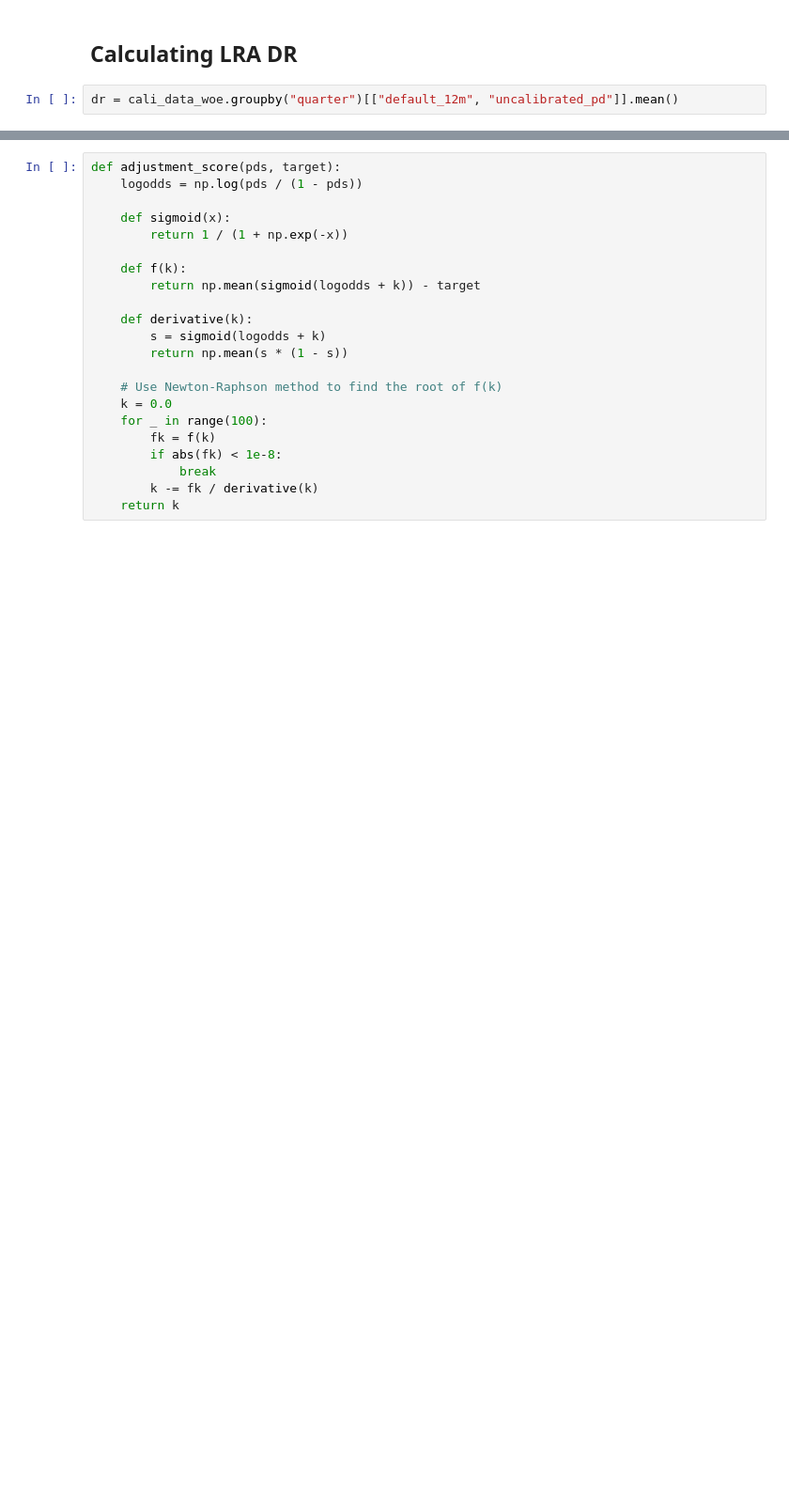
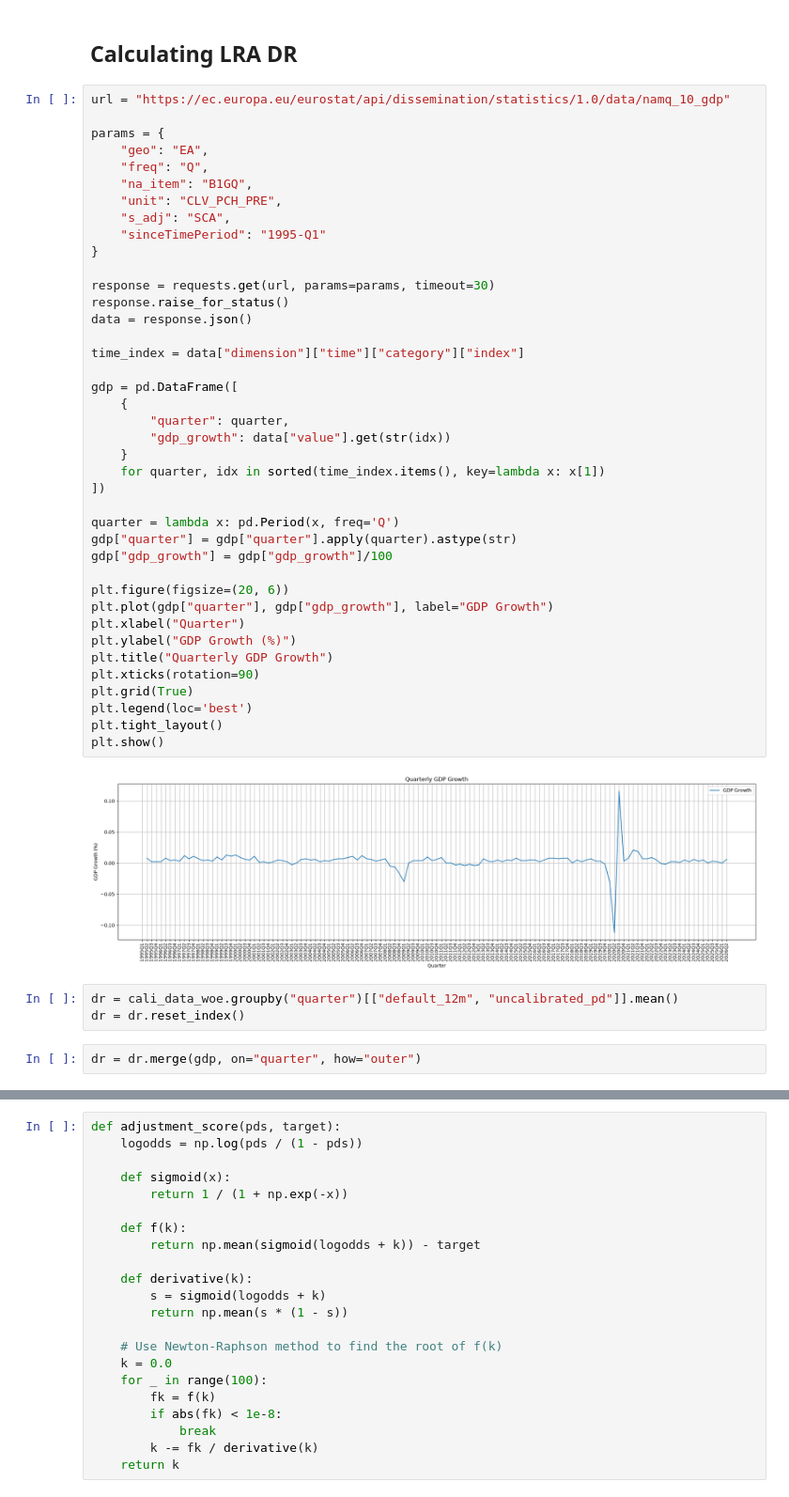
Before and after one commit to Christoffer11/PD-modelling, a Jupyter notebook: Calibration.ipynb, the cells around one changed output, grey strips where cells are left out. Shown at 94% size. Cells and saved outputs as stored; diff of their text form; blank space fills up the shorter version.

```diff
--- a/Calibration.ipynb
+++ b/Calibration.ipynb
@@ -53,5 +56,50 @@ cali_data_woe["const"] = 1
 cali_data_woe["uncalibrated_pd"] = model.predict(cali_data_woe[vars])
 # %% [markdown]
 ## Calculating LRA DR
+# %%
+url = "https://ec.europa.eu/eurostat/api/dissemination/statistics/1.0/data/namq_10_gdp"
+
+params = {
+    "geo": "EA",
+    "freq": "Q",
+    "na_item": "B1GQ",
+    "unit": "CLV_PCH_PRE",
+    "s_adj": "SCA",
+    "sinceTimePeriod": "1995-Q1"
+}
+
+response = requests.get(url, params=params, timeout=30)
+response.raise_for_status()
+data = response.json()
+
+time_index = data["dimension"]["time"]["category"]["index"]
+
+gdp = pd.DataFrame([
+    {
+        "quarter": quarter,
+        "gdp_growth": data["value"].get(str(idx))
+    }
+    for quarter, idx in sorted(time_index.items(), key=lambda x: x[1])
+])
+
+quarter = lambda x: pd.Period(x, freq='Q')
+gdp["quarter"] = gdp["quarter"].apply(quarter).astype(str)
+gdp["gdp_growth"] = gdp["gdp_growth"]/100
+
+plt.figure(figsize=(20, 6))
+plt.plot(gdp["quarter"], gdp["gdp_growth"], label="GDP Growth")
+plt.xlabel("Quarter")
+plt.ylabel("GDP Growth (%)")
+plt.title("Quarterly GDP Growth")
+plt.xticks(rotation=90)
+plt.grid(True)
+plt.legend(loc='best')
+plt.tight_layout()
+plt.show()
+# %% [output]
+[figure, added]
 # %%
 dr = cali_data_woe.groupby("quarter")[["default_12m", "uncalibrated_pd"]].mean()
+dr = dr.reset_index()
+# %%
+dr = dr.merge(gdp, on="quarter", how="outer")
```
Also changed, not shown: parts of 34 cells of this notebook, 1 other file.
